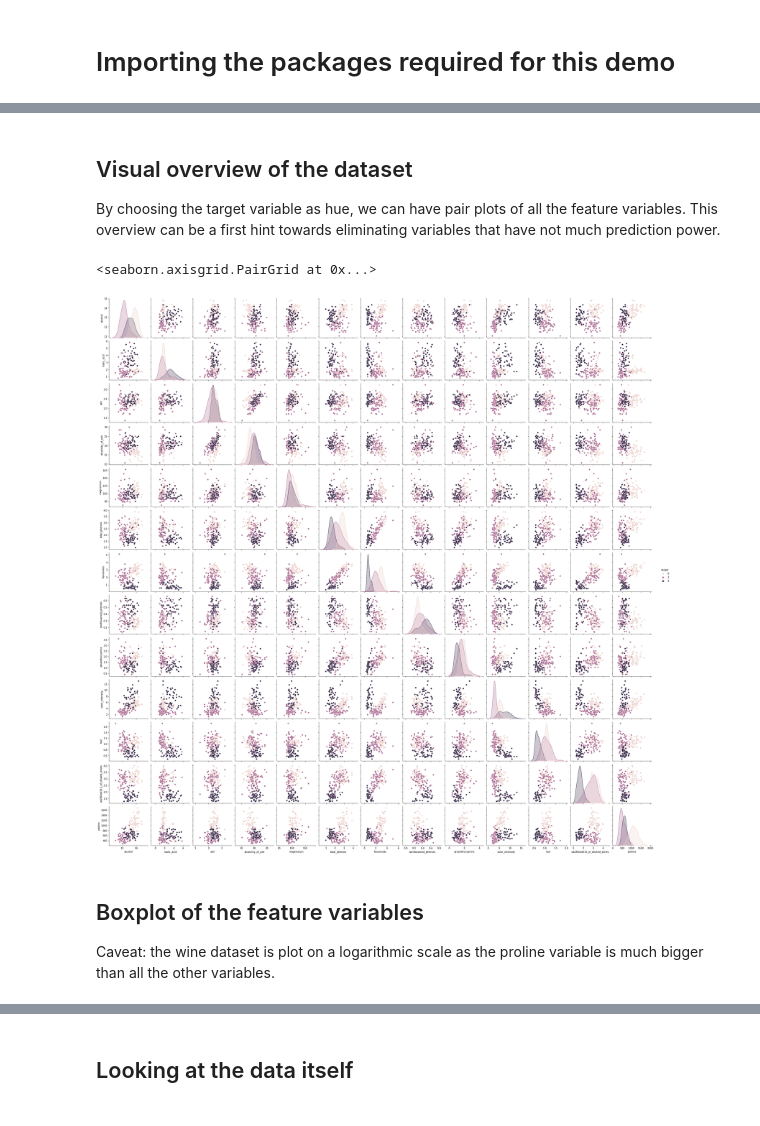
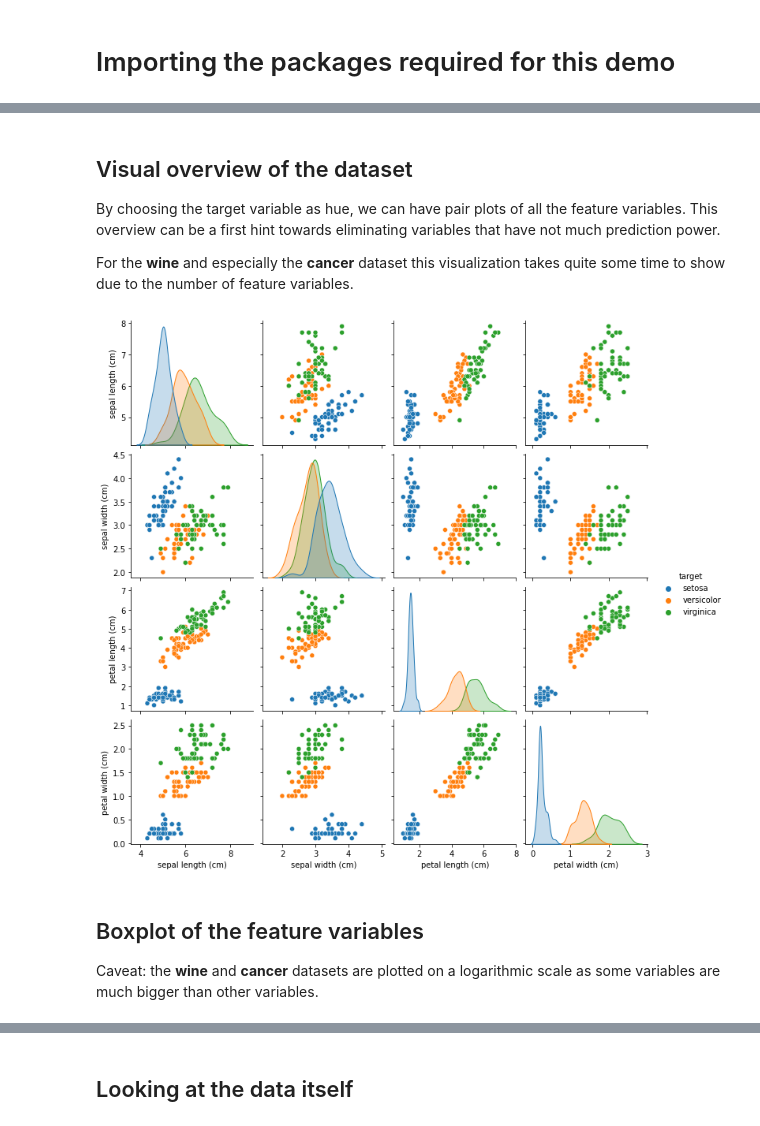
Before and after one commit to trichie/ml_demo_fhnw, a Jupyter notebook: ml_demo_fhnw_python.ipynb, the cells around one changed output, grey strips where cells are left out. Cells and saved outputs as stored; diff of their text form; code cells hidden in the pictures.

```diff
--- a/ml_demo_fhnw_python.ipynb
+++ b/ml_demo_fhnw_python.ipynb
@@ -31,19 +37,24 @@ wine = datasets.load_wine()
 wine_data = pd.DataFrame(data=wine.data, columns=wine.feature_names)
 wine_data['target'] = wine.target
 
-data = {'iris': iris_data, 'wine': wine_data}
+cancer = datasets.load_breast_cancer()
+cancer_data = pd.DataFrame(data=cancer.data, columns=cancer.feature_names)
+cancer_data['target'] = cancer.target_names[cancer.target]
 
-selected = 'wine' # here we can change the dataset to 'iris' or 'wine'
+data = {'iris': iris_data, 'wine': wine_data, 'cancer': cancer_data}
+
+selected = 'iris' # here we can change the dataset to 'iris', 'wine' or 'cancer'
 # %% [markdown]
 ## Visual overview of the dataset
 By choosing the target variable as hue, we can have pair plots of all the feature variables. This overview can be a first hint towards eliminating variables that have not much prediction power.
+
+For the **wine** and especially the **cancer** dataset this visualization takes quite some time to show due to the number of feature variables.
 # %%
-sns.pairplot(data.get(selected), hue='target')
+plt.show(sns.pairplot(data.get(selected), hue='target'))
 # %% [output]
-<seaborn.axisgrid.PairGrid at 0x...>
-[figure, old version]
+[figure, new version]
 # %% [markdown]
 ## Boxplot of the feature variables
-Caveat: the wine dataset is plot on a logarithmic scale as the proline variable is much bigger than all the other variables.
+Caveat: the **wine** and **cancer** datasets are plotted on a logarithmic scale as some variables are much bigger than other variables.
 # %%
 tmp = pd.melt(data.get(selected), id_vars=['target'])
```
Also changed, not shown: parts of 56 cells of this notebook, 1 other file.
